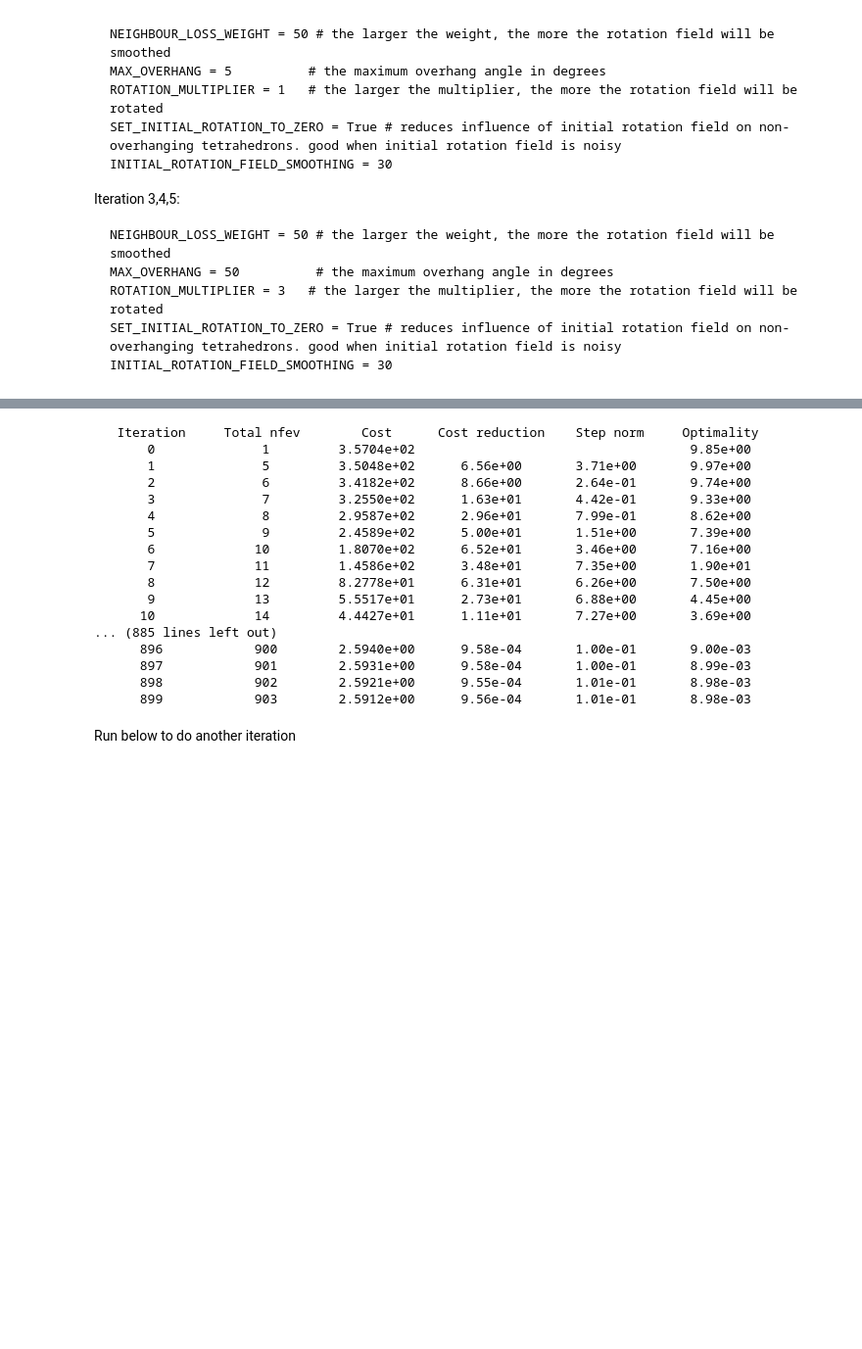
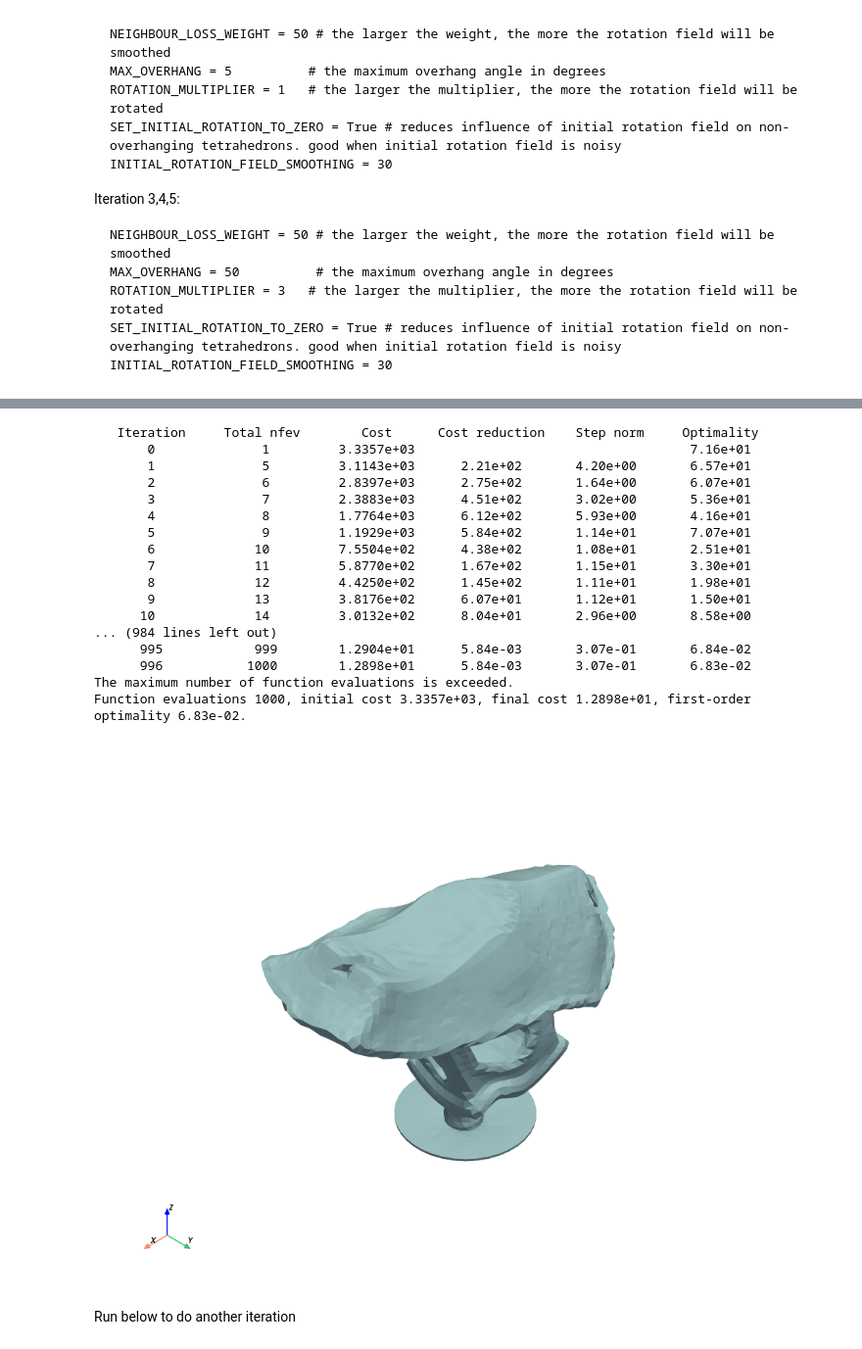
Before and after one commit to bassettandrew08-hue/S4_Slicer, a Jupyter notebook: main.ipynb, the cells around one changed output, grey strips where cells are left out. Shown at 98% size. Saved outputs shown, nothing was run; the diff lists cells and outputs as text; code cells hidden in the pictures; blank space fills up the shorter version.

```diff
--- a/main.ipynb
+++ b/main.ipynb
@@ -919,49 +918,50 @@ def calculate_deformation(tet, rotation_field, ITERATIONS, SAVE_GIF):
             sparsity[cell_indices, vertex_indices * 3 + dim] = 1
 
         return sparsity.tocsr()
 
     result = least_squares(objective_function,
                     params,
                     max_nfev=ITERATIONS,
                     verbose=2,
                     jac=objective_jacobian,
                     jac_sparsity=jac_sparsity(),
                     method='trf',
                     x_scale='jac',
                     )
 
     plotter.close()
 
     return result.x[:tet.number_of_points*3].reshape(-1, 3)
 
 ITERATIONS = 1000
-SAVE_GIF = True
+SAVE_GIF = False
 new_vertices = calculate_deformation(undeformed_tet, rotation_field, ITERATIONS, SAVE_GIF)
 deformed_tet = pv.UnstructuredGrid(undeformed_tet.cells, np.full(undeformed_tet.number_of_cells, pv.CellType.TETRA), new_vertices)
 deformed_tet.plot()
 
 for key in undeformed_tet.field_data.keys():
     deformed_tet.field_data[key] = undeformed_tet.field_data[key]
 for key in undeformed_tet.cell_data.keys():
     deformed_tet.cell_data[key] = undeformed_tet.cell_data[key]
 deformed_tet = update_tet_attributes(deformed_tet)
 # %% [output]
    Iteration     Total nfev        Cost      Cost reduction    Step norm     Optimality
-       0              1         3.5704e+02                                    9.85e+00
-       1              5         3.5048e+02      6.56e+00       3.71e+00       9.97e+00
-       2              6         3.4182e+02      8.66e+00       2.64e-01       9.74e+00
-       3              7         3.2550e+02      1.63e+01       4.42e-01       9.33e+00
-       4              8         2.9587e+02      2.96e+01       7.99e-01       8.62e+00
-       5              9         2.4589e+02      5.00e+01       1.51e+00       7.39e+00
-       6             10         1.8070e+02      6.52e+01       3.46e+00       7.16e+00
-       7             11         1.4586e+02      3.48e+01       7.35e+00       1.90e+01
-       8             12         8.2778e+01      6.31e+01       6.26e+00       7.50e+00
-       9             13         5.5517e+01      2.73e+01       6.88e+00       4.45e+00
-      10             14         4.4427e+01      1.11e+01       7.27e+00       3.69e+00
-... (885 lines left out)
-      896            900        2.5940e+00      9.58e-04       1.00e-01       9.00e-03
-      897            901        2.5931e+00      9.58e-04       1.00e-01       8.99e-03
-      898            902        2.5921e+00      9.55e-04       1.01e-01       8.98e-03
-      899            903        2.5912e+00      9.56e-04       1.01e-01       8.98e-03
+       0              1         3.3357e+03                                    7.16e+01
+       1              5         3.1143e+03      2.21e+02       4.20e+00       6.57e+01
+       2              6         2.8397e+03      2.75e+02       1.64e+00       6.07e+01
+       3              7         2.3883e+03      4.51e+02       3.02e+00       5.36e+01
+       4              8         1.7764e+03      6.12e+02       5.93e+00       4.16e+01
+       5              9         1.1929e+03      5.84e+02       1.14e+01       7.07e+01
+       6             10         7.5504e+02      4.38e+02       1.08e+01       2.51e+01
+       7             11         5.8770e+02      1.67e+02       1.15e+01       3.30e+01
+       8             12         4.4250e+02      1.45e+02       1.11e+01       1.98e+01
+       9             13         3.8176e+02      6.07e+01       1.12e+01       1.50e+01
+      10             14         3.0132e+02      8.04e+01       2.96e+00       8.58e+00
+... (984 lines left out)
+      995            999        1.2904e+01      5.84e-03       3.07e-01       6.84e-02
+      996           1000        1.2898e+01      5.84e-03       3.07e-01       6.83e-02
+The maximum number of function evaluations is exceeded.
+Function evaluations 1000, initial cost 3.3357e+03, final cost 1.2898e+01, first-order optimality 6.83e-02.
+[figure, added]
 # %% [markdown]
 Run below to do another iteration
```
Also changed, not shown: parts of 6 cells of this notebook.
